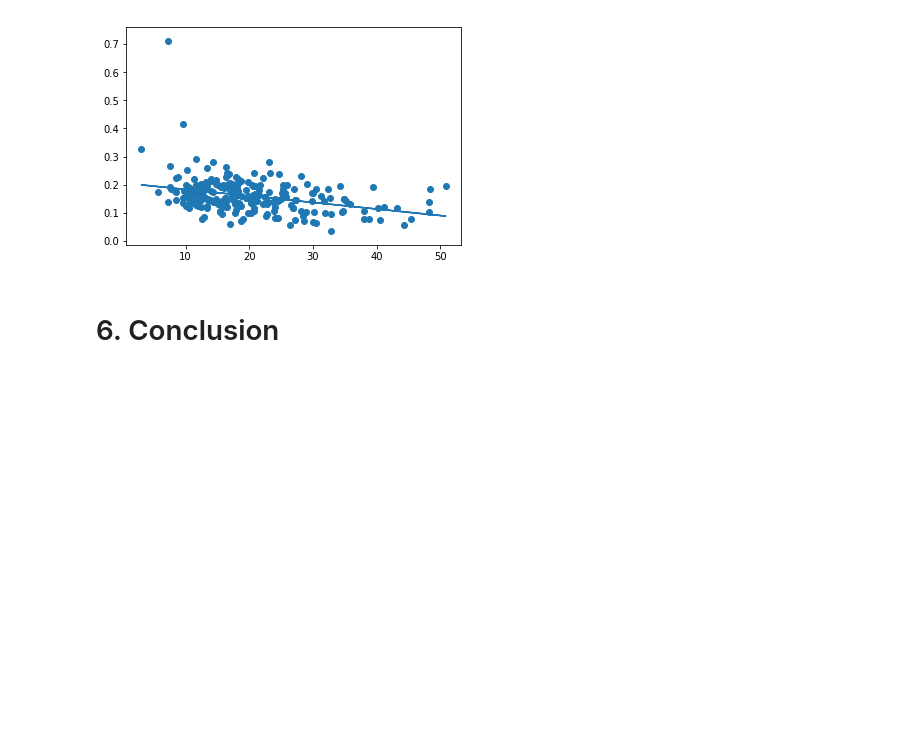
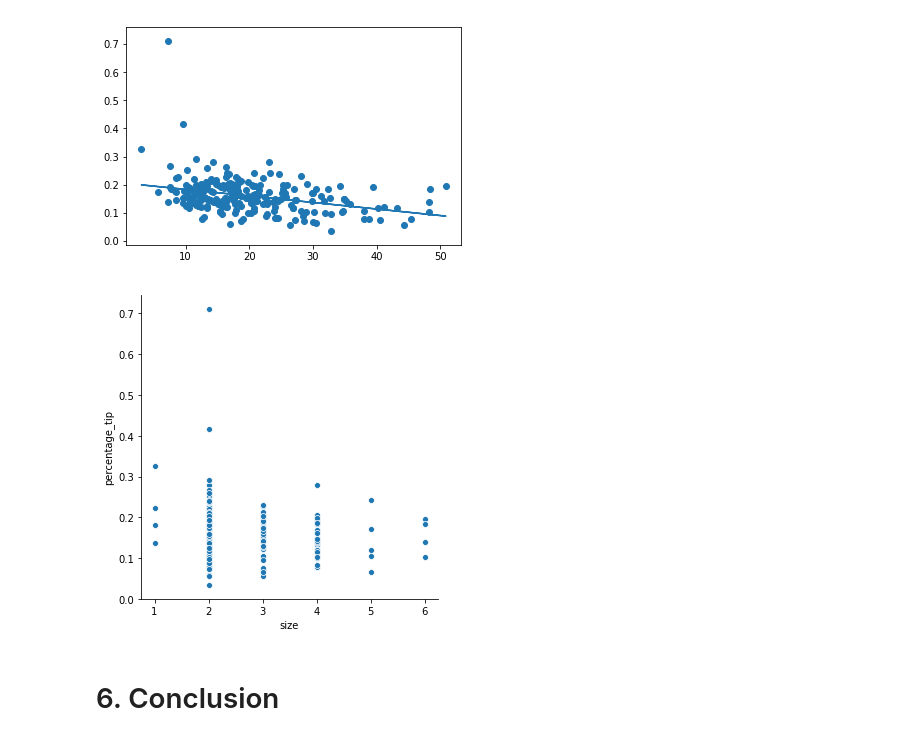
Before and after one commit to michealcannon/fundamentals-project, a Jupyter notebook: Tips Dataset.ipynb, the cells around one changed output. Saved outputs shown, nothing was run; the diff lists cells and outputs as text; code cells hidden in the pictures; blank space fills up the shorter version.

Commit message:
added plot of size of party against percentage tip

```diff
--- a/Tips Dataset.ipynb
+++ b/Tips Dataset.ipynb
@@ -155,5 +155,9 @@ plt.plot(b,m*b +c) # plot line of best fit using values m and c obtained above
 # %% [output]
 [<matplotlib.lines.Line2D at 0x...>]
 [figure]
+# %%
+sns.relplot(x="size", y="percentage_tip", data=tips); # scatterplot of size of group(x axis) against percentage tip(y axis) from data in tips dataset
+# %% [output]
+[figure, added]
 # %% [markdown]
 # 6. Conclusion
```
